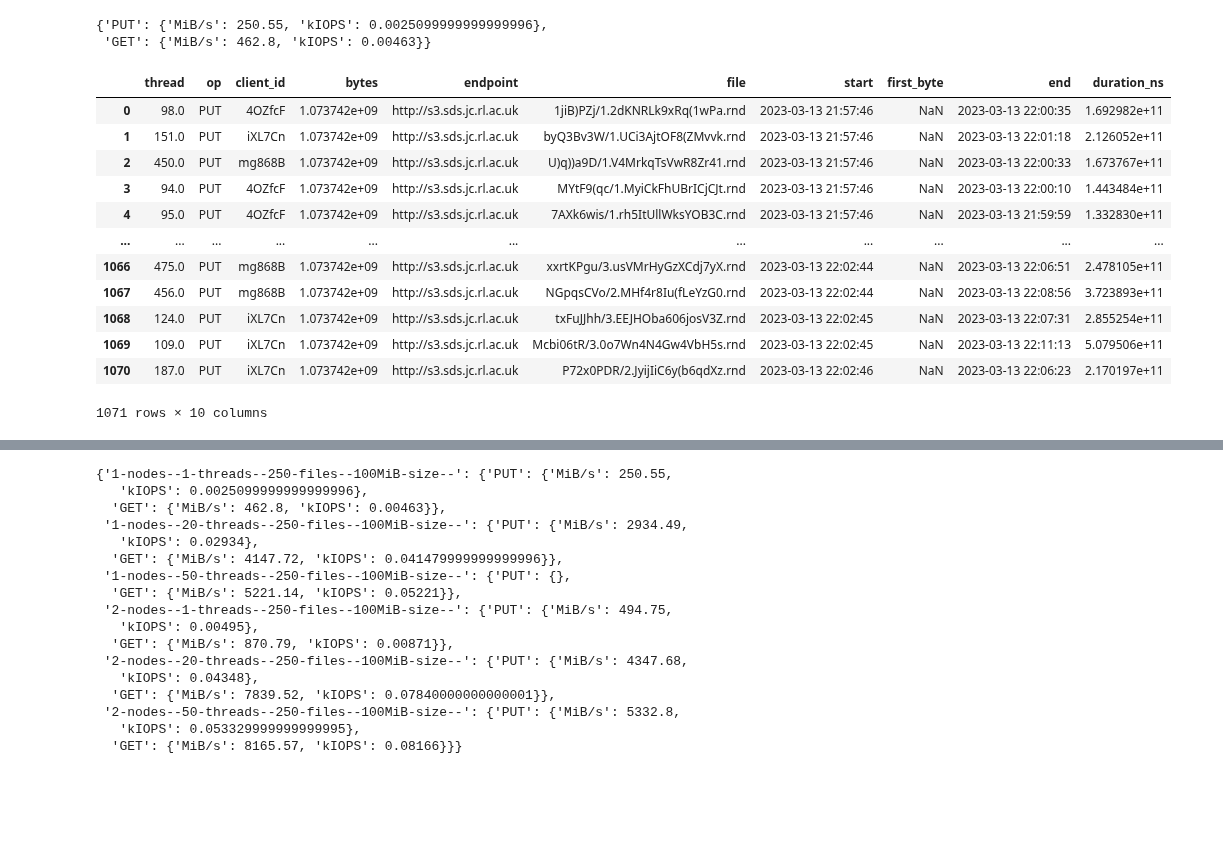
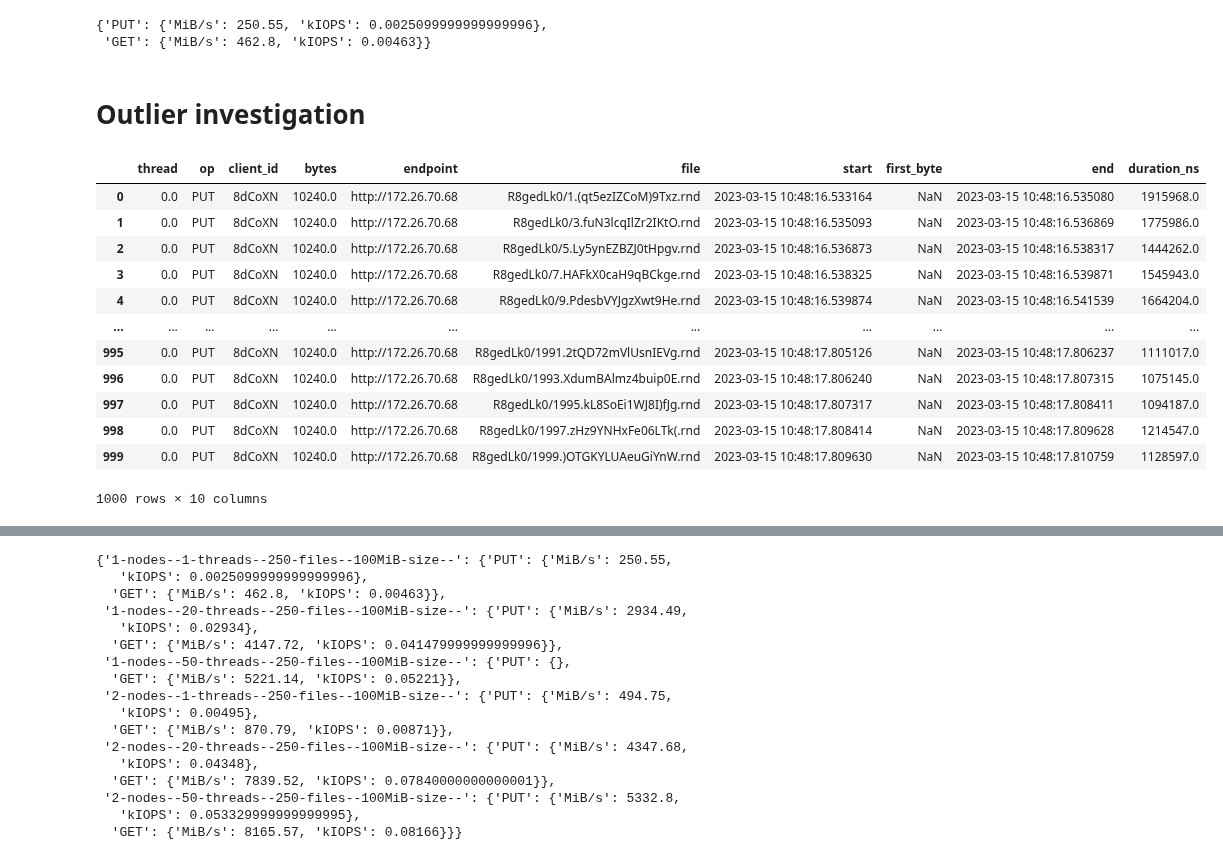
Before and after one commit to stackhpc/jasmin-fs-benchmark, a Jupyter notebook: s3-warp/Analysis-v3.ipynb, the cells around one changed output, grey strips where cells are left out. Saved outputs shown, nothing was run; the diff lists cells and outputs as text; code cells hidden in the pictures; blank space fills up the shorter version.

```diff
--- a/s3-warp/Analysis-v3.ipynb
+++ b/s3-warp/Analysis-v3.ipynb
@@ -86,16 +89,2 @@ df, cmd = load_raw_data('benchmark-runs/s3-full.quobyte-put-5-100-0-1GiB-5m.csv.
-# %%
-df
-# %% [output]
-|  | thread | op | client_id | bytes | endpoint | file | start | first_byte | end | duration_ns |
-| 0 | 98.0 | PUT | 4OZfcF | 1.073742e+09 | http://s3.sds.jc.rl.ac.uk | 1jiB)PZj/1.2dKNRLk9xRq(1wPa.rnd | 2023-03-13 21:57:46 | NaN | 2023-03-13 22:00:35 | 1.692982e+11 |
-| 1 | 151.0 | PUT | iXL7Cn | 1.073742e+09 | http://s3.sds.jc.rl.ac.uk | byQ3Bv3W/1.UCi3AjtOF8(ZMvvk.rnd | 2023-03-13 21:57:46 | NaN | 2023-03-13 22:01:18 | 2.126052e+11 |
-| 2 | 450.0 | PUT | mg868B | 1.073742e+09 | http://s3.sds.jc.rl.ac.uk | U)q))a9D/1.V4MrkqTsVwR8Zr41.rnd | 2023-03-13 21:57:46 | NaN | 2023-03-13 22:00:33 | 1.673767e+11 |
-| 3 | 94.0 | PUT | 4OZfcF | 1.073742e+09 | http://s3.sds.jc.rl.ac.uk | MYtF9(qc/1.MyiCkFhUBrICjCJt.rnd | 2023-03-13 21:57:46 | NaN | 2023-03-13 22:00:10 | 1.443484e+11 |
-| 4 | 95.0 | PUT | 4OZfcF | 1.073742e+09 | http://s3.sds.jc.rl.ac.uk | 7AXk6wis/1.rh5ItUllWksYOB3C.rnd | 2023-03-13 21:57:46 | NaN | 2023-03-13 21:59:59 | 1.332830e+11 |
-| ... | ... | ... | ... | ... | ... | ... | ... | ... | ... | ... |
-| 1066 | 475.0 | PUT | mg868B | 1.073742e+09 | http://s3.sds.jc.rl.ac.uk | xxrtKPgu/3.usVMrHyGzXCdj7yX.rnd | 2023-03-13 22:02:44 | NaN | 2023-03-13 22:06:51 | 2.478105e+11 |
-| 1067 | 456.0 | PUT | mg868B | 1.073742e+09 | http://s3.sds.jc.rl.ac.uk | NGpqsCVo/2.MHf4r8Iu(fLeYzG0.rnd | 2023-03-13 22:02:44 | NaN | 2023-03-13 22:08:56 | 3.723893e+11 |
-| 1068 | 124.0 | PUT | iXL7Cn | 1.073742e+09 | http://s3.sds.jc.rl.ac.uk | txFuJJhh/3.EEJHOba606josV3Z.rnd | 2023-03-13 22:02:45 | NaN | 2023-03-13 22:07:31 | 2.855254e+11 |
-| 1069 | 109.0 | PUT | iXL7Cn | 1.073742e+09 | http://s3.sds.jc.rl.ac.uk | Mcbi06tR/3.0o7Wn4N4Gw4VbH5s.rnd | 2023-03-13 22:02:45 | NaN | 2023-03-13 22:11:13 | 5.079506e+11 |
-| 1070 | 187.0 | PUT | iXL7Cn | 1.073742e+09 | http://s3.sds.jc.rl.ac.uk | P72x0PDR/2.JyijIiC6y(b6qdXz.rnd | 2023-03-13 22:02:46 | NaN | 2023-03-13 22:06:23 | 2.170197e+11 |
-1071 rows × 10 columns
+# %% [markdown]
+# Outlier investigation
@@ -101,0 +94,16 @@ df
+# %%
+df[df.op == 'PUT']
+# %% [output]
+|  | thread | op | client_id | bytes | endpoint | file | start | first_byte | end | duration_ns |
+| 0 | 0.0 | PUT | 8dCoXN | 10240.0 | http://172.26.70.68 | R8gedLk0/1.(qt5ezIZCoM)9Txz.rnd | 2023-03-15 10:48:16.533164 | NaN | 2023-03-15 10:48:16.535080 | 1915968.0 |
+| 1 | 0.0 | PUT | 8dCoXN | 10240.0 | http://172.26.70.68 | R8gedLk0/3.fuN3lcqIlZr2IKtO.rnd | 2023-03-15 10:48:16.535093 | NaN | 2023-03-15 10:48:16.536869 | 1775986.0 |
+| 2 | 0.0 | PUT | 8dCoXN | 10240.0 | http://172.26.70.68 | R8gedLk0/5.Ly5ynEZBZJ0tHpgv.rnd | 2023-03-15 10:48:16.536873 | NaN | 2023-03-15 10:48:16.538317 | 1444262.0 |
+| 3 | 0.0 | PUT | 8dCoXN | 10240.0 | http://172.26.70.68 | R8gedLk0/7.HAFkX0caH9qBCkge.rnd | 2023-03-15 10:48:16.538325 | NaN | 2023-03-15 10:48:16.539871 | 1545943.0 |
+| 4 | 0.0 | PUT | 8dCoXN | 10240.0 | http://172.26.70.68 | R8gedLk0/9.PdesbVYJgzXwt9He.rnd | 2023-03-15 10:48:16.539874 | NaN | 2023-03-15 10:48:16.541539 | 1664204.0 |
+| ... | ... | ... | ... | ... | ... | ... | ... | ... | ... | ... |
+| 995 | 0.0 | PUT | 8dCoXN | 10240.0 | http://172.26.70.68 | R8gedLk0/1991.2tQD72mVlUsnIEVg.rnd | 2023-03-15 10:48:17.805126 | NaN | 2023-03-15 10:48:17.806237 | 1111017.0 |
+| 996 | 0.0 | PUT | 8dCoXN | 10240.0 | http://172.26.70.68 | R8gedLk0/1993.XdumBAlmz4buip0E.rnd | 2023-03-15 10:48:17.806240 | NaN | 2023-03-15 10:48:17.807315 | 1075145.0 |
+| 997 | 0.0 | PUT | 8dCoXN | 10240.0 | http://172.26.70.68 | R8gedLk0/1995.kL8SoEi1WJ8I)fJg.rnd | 2023-03-15 10:48:17.807317 | NaN | 2023-03-15 10:48:17.808411 | 1094187.0 |
+| 998 | 0.0 | PUT | 8dCoXN | 10240.0 | http://172.26.70.68 | R8gedLk0/1997.zHz9YNHxFe06LTk(.rnd | 2023-03-15 10:48:17.808414 | NaN | 2023-03-15 10:48:17.809628 | 1214547.0 |
+| 999 | 0.0 | PUT | 8dCoXN | 10240.0 | http://172.26.70.68 | R8gedLk0/1999.)OTGKYLUAeuGiYnW.rnd | 2023-03-15 10:48:17.809630 | NaN | 2023-03-15 10:48:17.810759 | 1128597.0 |
+1000 rows × 10 columns
```
Also changed, not shown: parts of 11 cells of this notebook, 9 other files.
